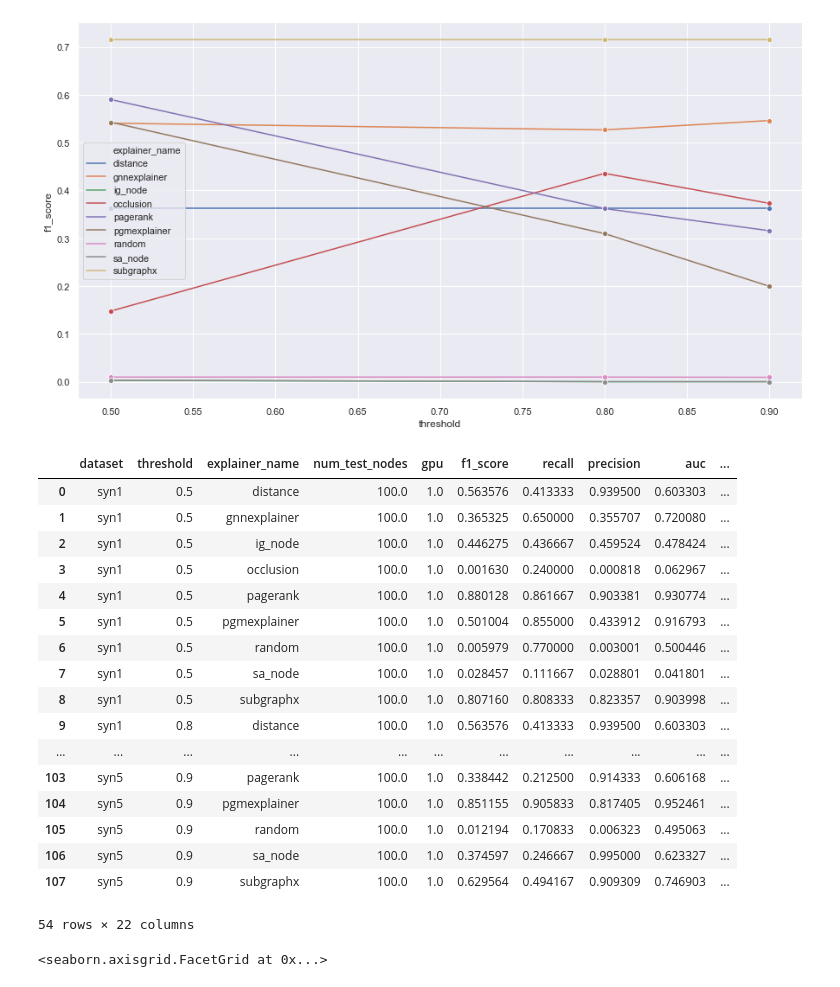
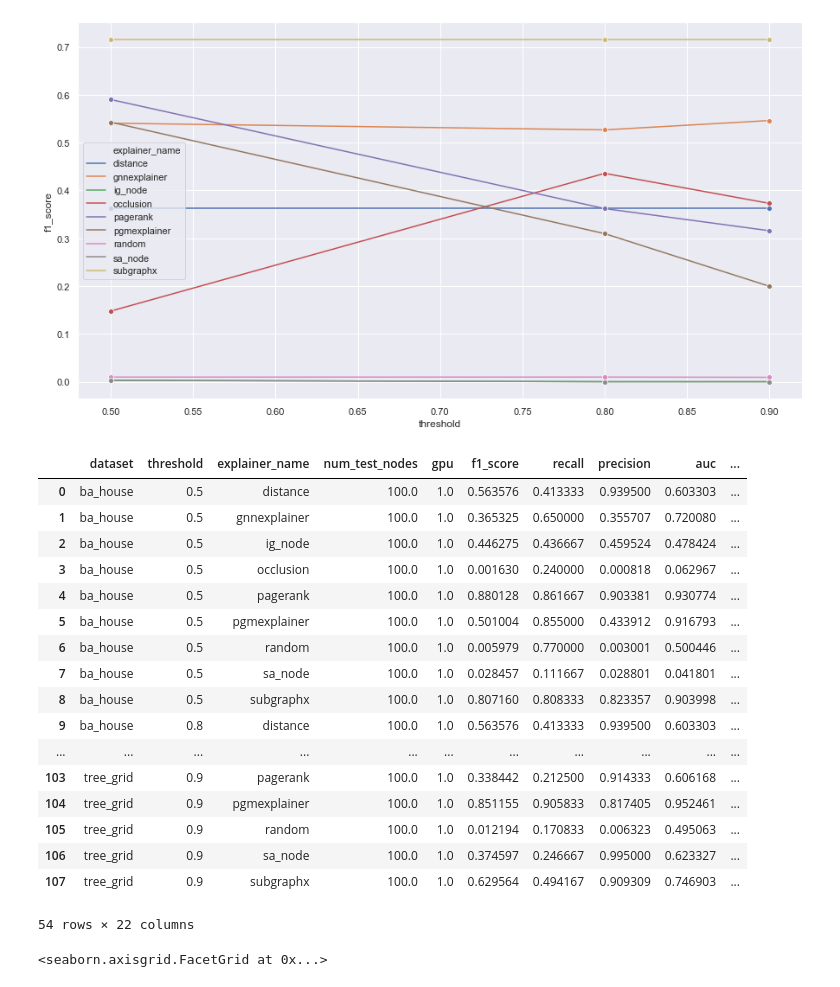
Before and after one commit to GraphFramEx/graphframex, a Jupyter notebook: notebooks/Results_Analysis.ipynb, the cells around one changed output. Saved outputs shown, nothing was run; the diff lists cells and outputs as text; code cells hidden in the pictures.

```diff
--- a/notebooks/Results_Analysis.ipynb
+++ b/notebooks/Results_Analysis.ipynb
@@ -613,26 +613,26 @@ sns.lineplot(
 <matplotlib.axes._subplots.AxesSubplot at 0x...>
 [figure]
 # %%
-df_small = df[df['dataset'].isin(['syn1', 'syn5'])]
+df_small = df[df['dataset'].isin(['ba_house', 'tree_grid'])]
 df_small
 # %% [output]
 |  | dataset | threshold | explainer_name | num_test_nodes | gpu | f1_score | recall | precision | auc | ... |
-| 0 | syn1 | 0.5 | distance | 100.0 | 1.0 | 0.563576 | 0.413333 | 0.939500 | 0.603303 | ... |
-| 1 | syn1 | 0.5 | gnnexplainer | 100.0 | 1.0 | 0.365325 | 0.650000 | 0.355707 | 0.720080 | ... |
-| 2 | syn1 | 0.5 | ig_node | 100.0 | 1.0 | 0.446275 | 0.436667 | 0.459524 | 0.478424 | ... |
-| 3 | syn1 | 0.5 | occlusion | 100.0 | 1.0 | 0.001630 | 0.240000 | 0.000818 | 0.062967 | ... |
-| 4 | syn1 | 0.5 | pagerank | 100.0 | 1.0 | 0.880128 | 0.861667 | 0.903381 | 0.930774 | ... |
-| 5 | syn1 | 0.5 | pgmexplainer | 100.0 | 1.0 | 0.501004 | 0.855000 | 0.433912 | 0.916793 | ... |
-| 6 | syn1 | 0.5 | random | 100.0 | 1.0 | 0.005979 | 0.770000 | 0.003001 | 0.500446 | ... |
-| 7 | syn1 | 0.5 | sa_node | 100.0 | 1.0 | 0.028457 | 0.111667 | 0.028801 | 0.041801 | ... |
-| 8 | syn1 | 0.5 | subgraphx | 100.0 | 1.0 | 0.807160 | 0.808333 | 0.823357 | 0.903998 | ... |
-| 9 | syn1 | 0.8 | distance | 100.0 | 1.0 | 0.563576 | 0.413333 | 0.939500 | 0.603303 | ... |
+| 0 | ba_house | 0.5 | distance | 100.0 | 1.0 | 0.563576 | 0.413333 | 0.939500 | 0.603303 | ... |
+| 1 | ba_house | 0.5 | gnnexplainer | 100.0 | 1.0 | 0.365325 | 0.650000 | 0.355707 | 0.720080 | ... |
+| 2 | ba_house | 0.5 | ig_node | 100.0 | 1.0 | 0.446275 | 0.436667 | 0.459524 | 0.478424 | ... |
+| 3 | ba_house | 0.5 | occlusion | 100.0 | 1.0 | 0.001630 | 0.240000 | 0.000818 | 0.062967 | ... |
+| 4 | ba_house | 0.5 | pagerank | 100.0 | 1.0 | 0.880128 | 0.861667 | 0.903381 | 0.930774 | ... |
+| 5 | ba_house | 0.5 | pgmexplainer | 100.0 | 1.0 | 0.501004 | 0.855000 | 0.433912 | 0.916793 | ... |
+| 6 | ba_house | 0.5 | random | 100.0 | 1.0 | 0.005979 | 0.770000 | 0.003001 | 0.500446 | ... |
+| 7 | ba_house | 0.5 | sa_node | 100.0 | 1.0 | 0.028457 | 0.111667 | 0.028801 | 0.041801 | ... |
+| 8 | ba_house | 0.5 | subgraphx | 100.0 | 1.0 | 0.807160 | 0.808333 | 0.823357 | 0.903998 | ... |
+| 9 | ba_house | 0.8 | distance | 100.0 | 1.0 | 0.563576 | 0.413333 | 0.939500 | 0.603303 | ... |
 | ... | ... | ... | ... | ... | ... | ... | ... | ... | ... | ... |
-| 103 | syn5 | 0.9 | pagerank | 100.0 | 1.0 | 0.338442 | 0.212500 | 0.914333 | 0.606168 | ... |
-| 104 | syn5 | 0.9 | pgmexplainer | 100.0 | 1.0 | 0.851155 | 0.905833 | 0.817405 | 0.952461 | ... |
-| 105 | syn5 | 0.9 | random | 100.0 | 1.0 | 0.012194 | 0.170833 | 0.006323 | 0.495063 | ... |
-| 106 | syn5 | 0.9 | sa_node | 100.0 | 1.0 | 0.374597 | 0.246667 | 0.995000 | 0.623327 | ... |
-| 107 | syn5 | 0.9 | subgraphx | 100.0 | 1.0 | 0.629564 | 0.494167 | 0.909309 | 0.746903 | ... |
+| 103 | tree_grid | 0.9 | pagerank | 100.0 | 1.0 | 0.338442 | 0.212500 | 0.914333 | 0.606168 | ... |
+| 104 | tree_grid | 0.9 | pgmexplainer | 100.0 | 1.0 | 0.851155 | 0.905833 | 0.817405 | 0.952461 | ... |
+| 105 | tree_grid | 0.9 | random | 100.0 | 1.0 | 0.012194 | 0.170833 | 0.006323 | 0.495063 | ... |
+| 106 | tree_grid | 0.9 | sa_node | 100.0 | 1.0 | 0.374597 | 0.246667 | 0.995000 | 0.623327 | ... |
+| 107 | tree_grid | 0.9 | subgraphx | 100.0 | 1.0 | 0.629564 | 0.494167 | 0.909309 | 0.746903 | ... |
 54 rows × 22 columns
 # %%
 sns.set()
```
Also changed, not shown: parts of 30 cells of this notebook, 15 other files.
